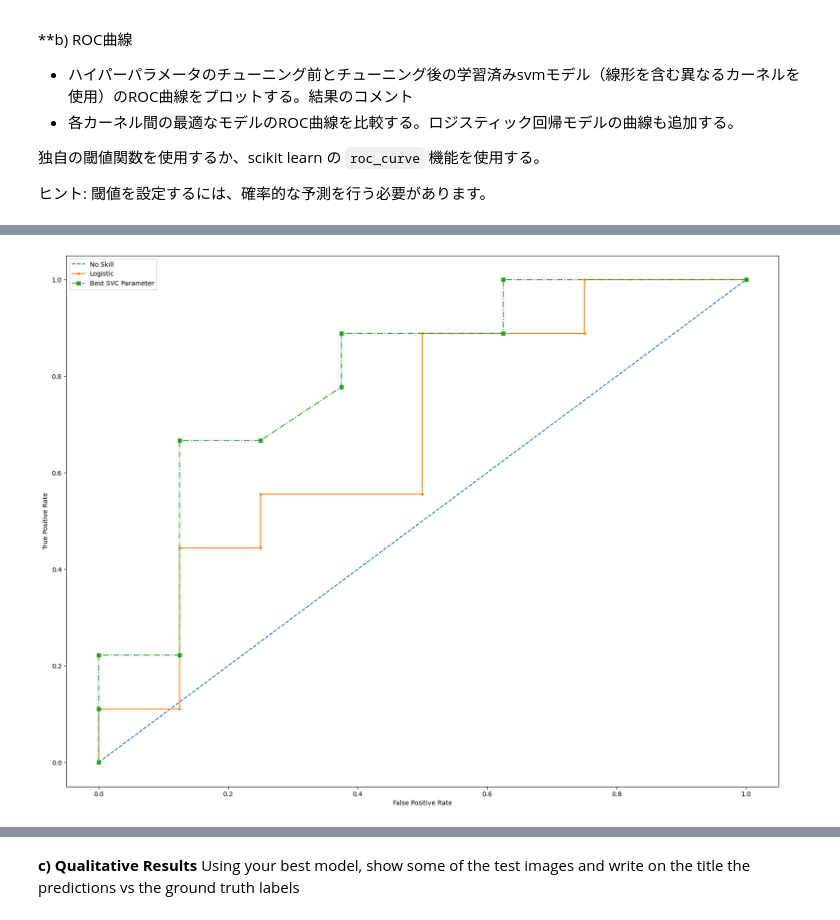
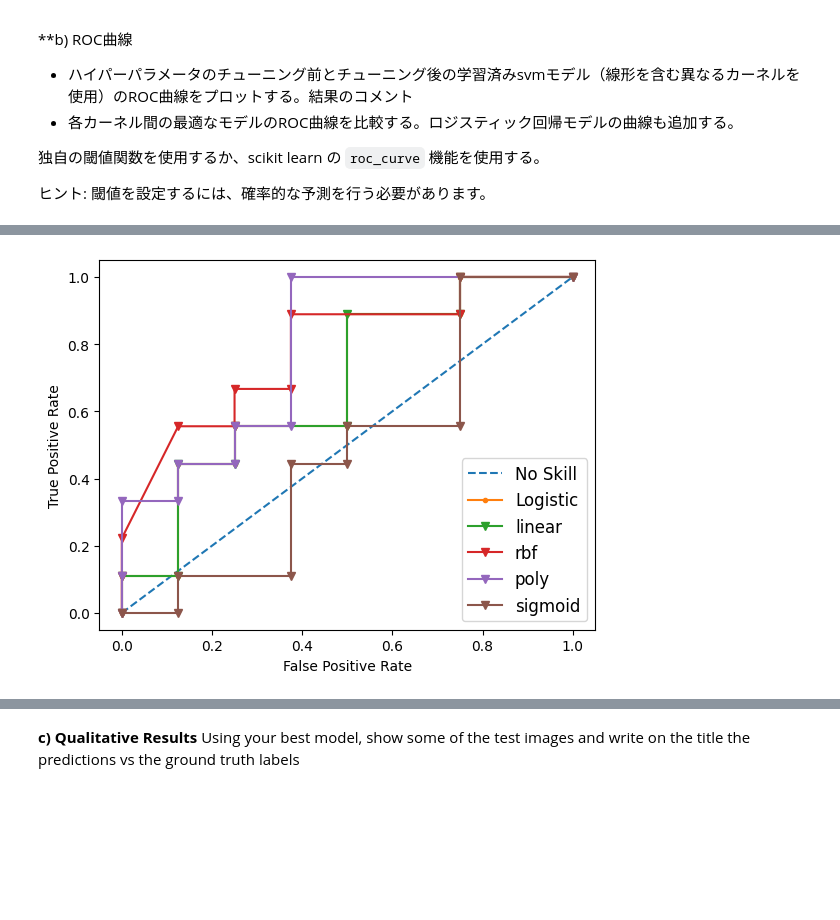
Before and after one commit to soso0024/python-ARTIN, a Jupyter notebook: Lab2/2023_2024_From_Linear_Classifiers_to_SVMs_sv.ipynb, the cells around one changed output, grey strips where cells are left out. Cells and saved outputs as stored; diff of their text form; code cells hidden in the pictures; blank space fills up the shorter version.

```diff
--- a/Lab2/2023_2024_From_Linear_Classifiers_to_SVMs_sv.ipynb
+++ b/Lab2/2023_2024_From_Linear_Classifiers_to_SVMs_sv.ipynb
@@ -367,26 +367,3 @@ Tune the hyperparameters of both the linear and the non-linear SVMs using the va
 
 **d)ハイパーパラメータのチューニング**。
 検証セットを用いて線形SVMと非線形SVMのハイパーパラメータをチューニングする。あるいは、sklearn の ``GridSearchCV`` 機能を使用する。
-# %%
-# set the range of the hyperparameters using tuning
-param_grid = {
-    'C': [0.1, 1, 10, 100], # normalization parameters
-    'kernel': ['rbf', 'linear', 'poly', 'sigmoid'], # kind of kernels
-    'gamma': [1, 0.1, 0.01, 0.001] # kernel parameter of rbf
-}
-
-# setting of grid search
-grid_search = GridSearchCV(svmLin, param_grid, refit=True, verbose=0, cv=3) # if I want to show the process I should change value of verbose
-
-# implement grid search in train data
-grid_search.fit(X_train, np.ravel(Y_train))
-
-# print the most suitable parameter
-print(f"Best Parameters: {grid_search.best_params_}")
-
-# get the trained model which is using a suitable parameter
-best_svc = grid_search.best_estimator_
-
-# evaluate the ability using validation data set
-val_score = best_svc.score(X_val, Y_val)
-print(f"Validation Score: {val_score}")
@@ -566,29 +597,31 @@ LogisticRegression()
 # %%
 # plot no skill roc curve
 plt.plot([0, 1], [0, 1], linestyle='--', label='No Skill')
 
 # return predicted class (0 or 1)
 Y_pred_logreg_probas = model.predict_proba(X_test)
 
 # calculate roc curve for logistic regression
 fpr, tpr, _ = roc_curve(Y_test, Y_pred_logreg_probas[:,1])
 plt.plot(fpr, tpr, marker='.', label='Logistic')
 
-# calculate roc curve using the best SVC parameter in 'rbf', 'linear', 'poly', 'sigmoid'
-svm_best = SVC(kernel='rbf',C=10, gamma=0.001, probability=True)
-svm_best.fit(X_train, Y_train)
-Y_pred_svc_best_probas = svm_best.predict_proba(X_test)
-fpr, tpr, _ = roc_curve(Y_test, Y_pred_svc_best_probas[:,1])
-plt.plot(fpr, tpr, marker='s', linestyle='dashdot', label='Best SVC Parameter')
+# calculate roc curve using default SVC parameter in 'rbf', 'linear', 'poly', 'sigmoid'
+kernels = ['linear','rbf', 'poly', 'sigmoid']
+for kernel in kernels:
+    svm = SVC(kernel=kernel, probability=True)
+    svm.fit(X_train, Y_train)
+    Y_pred_svc_best_probas = svm.predict_proba(X_test)
+    fpr, tpr, _ = roc_curve(Y_test, Y_pred_svc_best_probas[:,1])
+    plt.plot(fpr, tpr, marker='v', label=kernel)
 
 # axis labels
 plt.xlabel('False Positive Rate')
 plt.ylabel('True Positive Rate')
 
 # show the legend
-plt.legend()
+plt.legend(fontsize='large')
 
 # show the plot
 plt.show()
 # %% [output]
-[figure, old version]
+[figure, new version]
```
Also changed, not shown: parts of 12 cells of this notebook, 6 other files.
